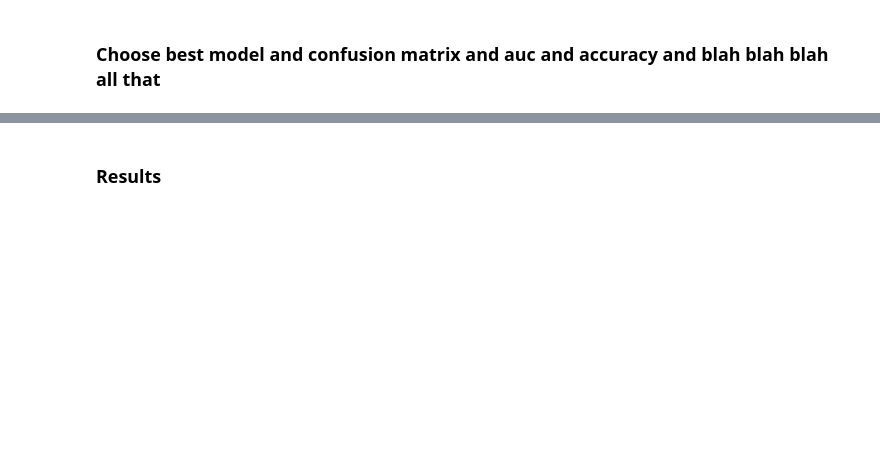
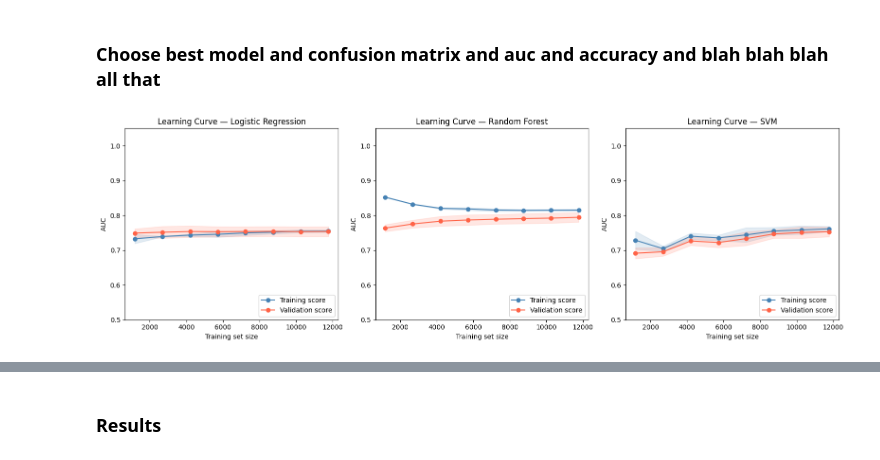
Before and after one commit to karisp94/si618_project, a Jupyter notebook: ProjectPart3.ipynb, the cells around one changed output, grey strips where cells are left out. Drawn from its saved outputs; the diff is of its cells as text; code cells hidden in the pictures; blank space fills up the shorter version.

```diff
--- a/ProjectPart3.ipynb
+++ b/ProjectPart3.ipynb
@@ -243,2 +249,35 @@ SVM                                 0.750     0.016      0.770     0.007
 # %% [markdown]
 ### **Choose best model and confusion matrix and auc and accuracy and blah blah blah all that**
+# %%
+# Learning curves — diagnosing bias and variance
+fig, axes = plt.subplots(1, 3, figsize=(16, 5))
+train_sizes = np.linspace(0.1, 1.0, 8)
+
+for ax, (name, clf) in zip(axes, [
+    ('Logistic Regression', LogisticRegression(max_iter=1000, C=100, solver='lbfgs', random_state=42)),
+    ('Random Forest',       RandomForestClassifier(n_estimators=100, max_depth=10, max_features='sqrt', min_samples_leaf=1, min_samples_split=10, random_state=42)),
+    ('SVM',                 SVC(kernel='rbf', C=100, gamma=0.01, probability=True, random_state=42))
+]):
+    pipe = Pipeline([('preprocessor', preprocessor), ('clf', clf)])  # ← use full preprocessor
+    sizes, train_scores, val_scores = learning_curve(
+        pipe, X_train, y_train,
+        cv=5, scoring='roc_auc',
+        train_sizes=train_sizes, random_state=42
+    )
+    tm, ts = train_scores.mean(axis=1), train_scores.std(axis=1)
+    vm, vs = val_scores.mean(axis=1),   val_scores.std(axis=1)
+
+    ax.plot(sizes, tm, 'o-', color='steelblue', label='Training score')
+    ax.fill_between(sizes, tm - ts, tm + ts, alpha=0.15, color='steelblue')
+    ax.plot(sizes, vm, 'o-', color='tomato', label='Validation score')
+    ax.fill_between(sizes, vm - vs, vm + vs, alpha=0.15, color='tomato')
+    ax.set_xlabel('Training set size')
+    ax.set_ylabel('AUC')
+    ax.set_title(f'Learning Curve — {name}')
+    ax.legend(loc='lower right')
+    ax.set_ylim(0.5, 1.05)
+
+plt.tight_layout()
+plt.show()
+# %% [output]
+[figure, added]
```
Also changed, not shown: parts of 9 cells of this notebook.
